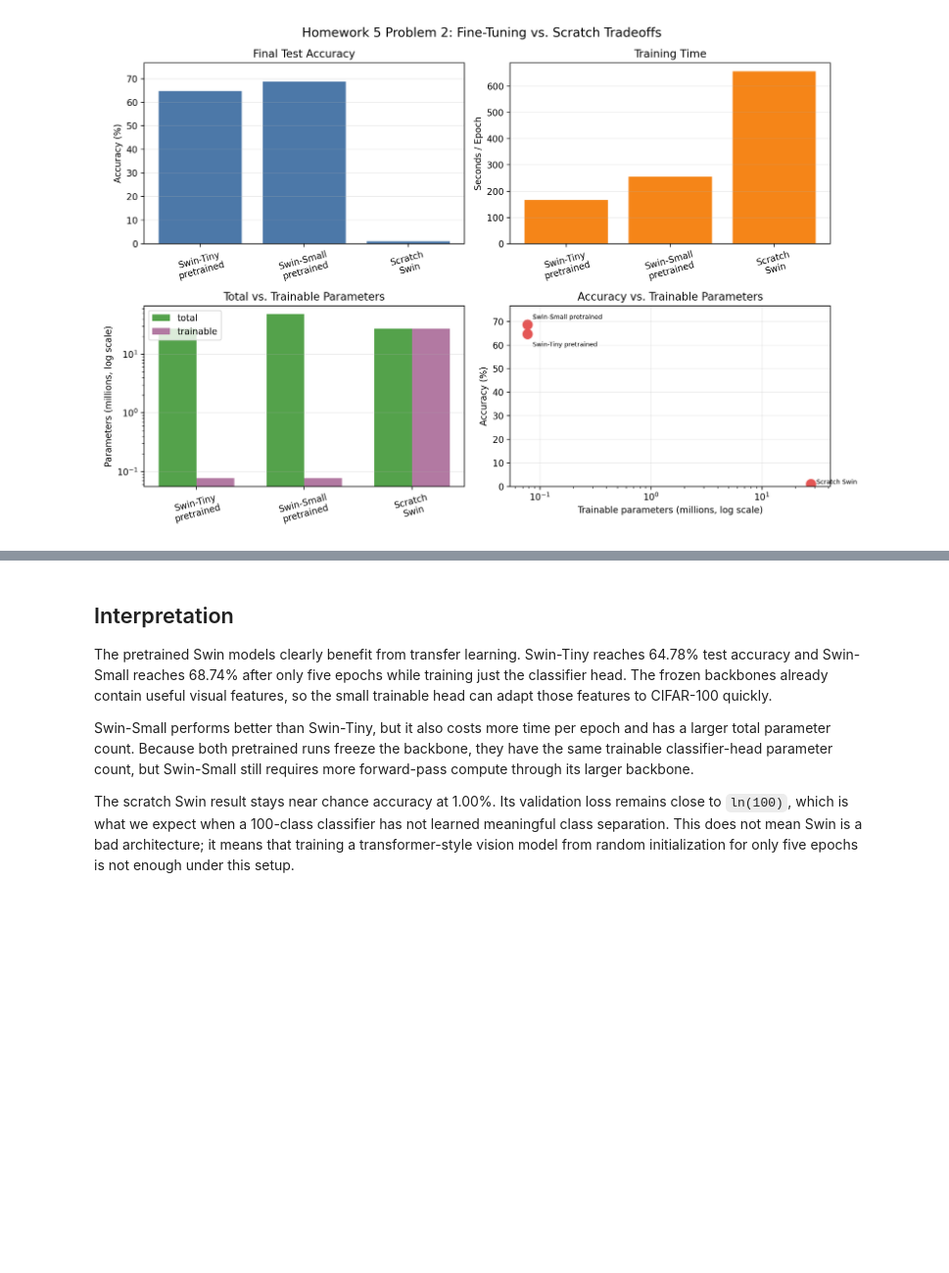
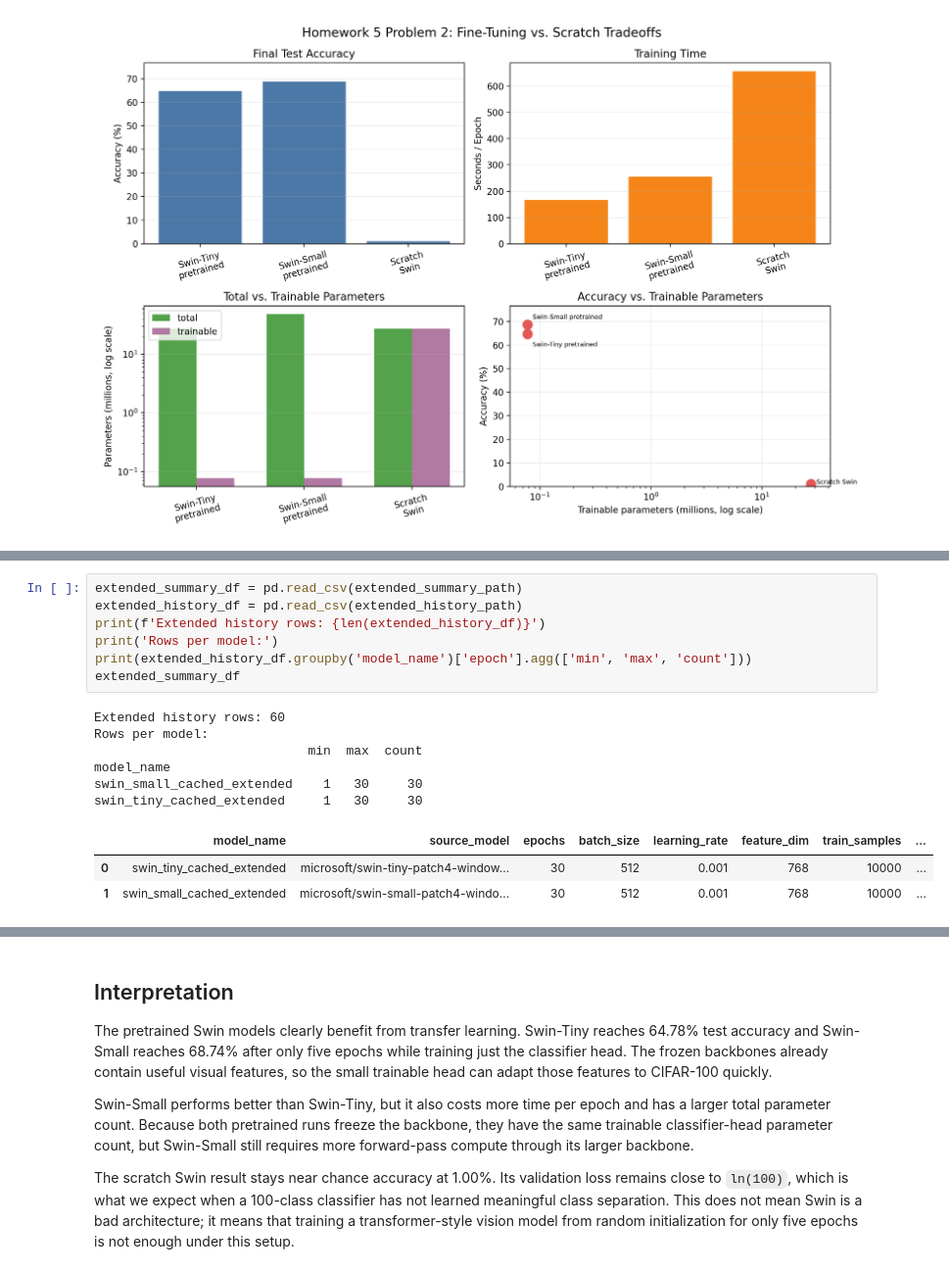
Before and after one commit to gfeliu-rgb/ECGR-4106-HW5, a Jupyter notebook: Homework5_Problem2_Swin_Finetuning.ipynb, the cells around one changed output, grey strips where cells are left out. Shown at 98% size. Drawn from its saved outputs; the diff is of its cells as text; blank space fills up the shorter version.

```diff
--- a/Homework5_Problem2_Swin_Finetuning.ipynb
+++ b/Homework5_Problem2_Swin_Finetuning.ipynb
@@ -556,0 +566,17 @@ Small dots are interpolated samples between measured epochs; the larger black-ed
+# %%
+extended_summary_df = pd.read_csv(extended_summary_path)
+extended_history_df = pd.read_csv(extended_history_path)
+print(f'Extended history rows: {len(extended_history_df)}')
+print('Rows per model:')
+print(extended_history_df.groupby('model_name')['epoch'].agg(['min', 'max', 'count']))
+extended_summary_df
+# %% [output]
+Extended history rows: 60
+Rows per model:
+                            min  max  count
+model_name
+swin_small_cached_extended    1   30     30
+swin_tiny_cached_extended     1   30     30
+|  | model_name | source_model | epochs | batch_size | learning_rate | feature_dim | train_samples | ... |
+| 0 | swin_tiny_cached_extended | microsoft/swin-tiny-patch4-window... | 30 | 512 | 0.001 | 768 | 10000 | ... |
+| 1 | swin_small_cached_extended | microsoft/swin-small-patch4-windo... | 30 | 512 | 0.001 | 768 | 10000 | ... |
```
Also changed, not shown: parts of 4 cells of this notebook, 11 other files.
